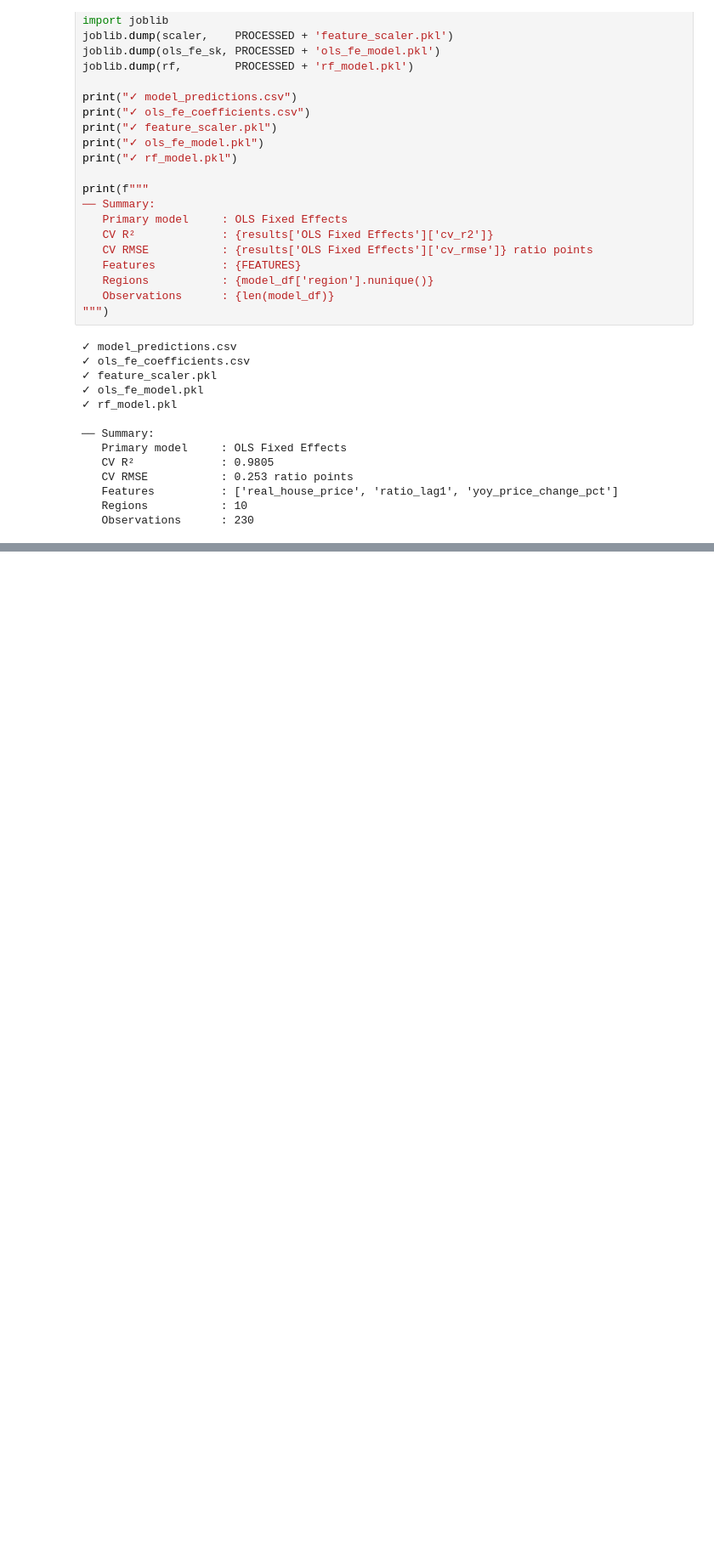
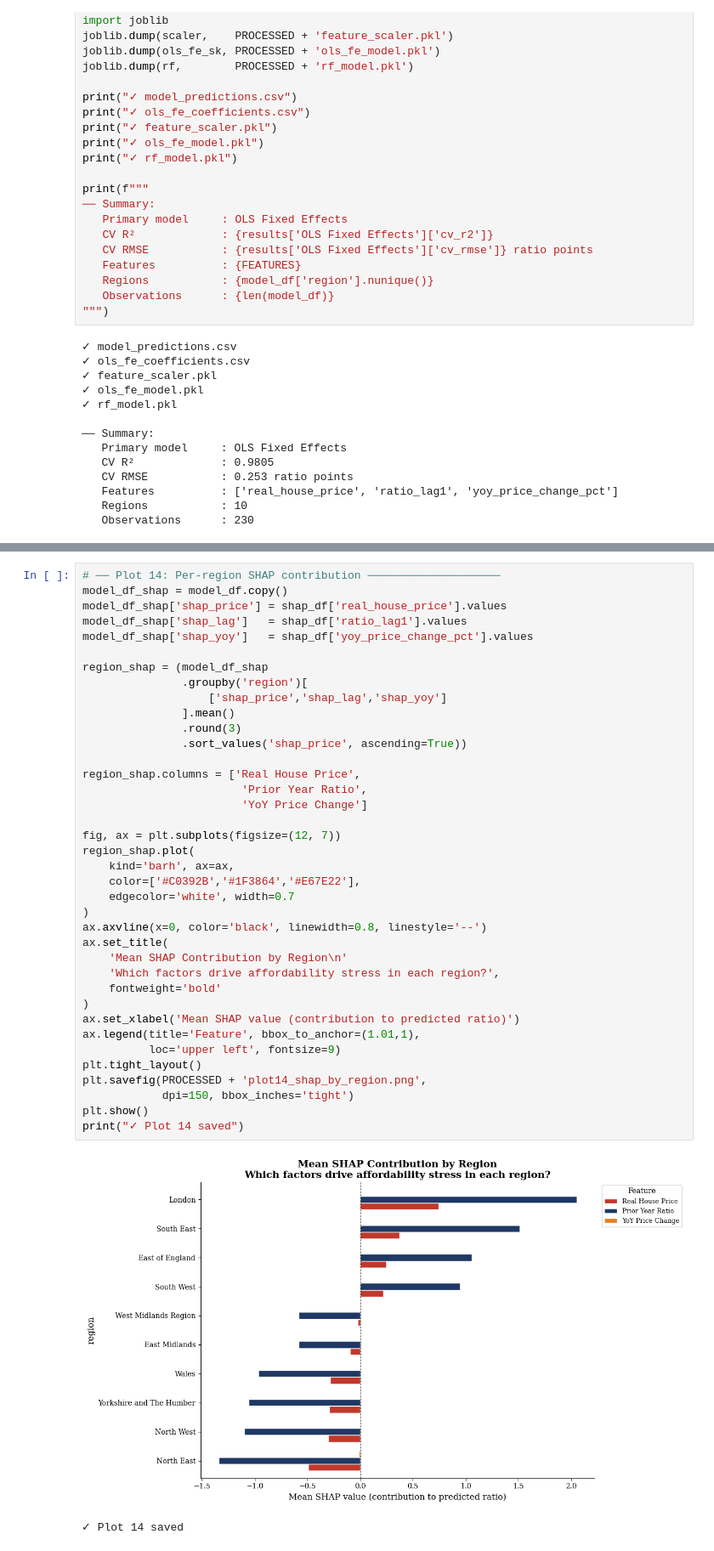
Before and after one commit to koinchsushan/houseAffordabilityDSS, a Jupyter notebook: notebooks/03_models.ipynb, the cells around one changed output, grey strips where cells are left out. Shown at 85% size. Drawn from its saved outputs; the diff is of its cells as text; blank space fills up the shorter version.

```diff
--- a/notebooks/03_models.ipynb
+++ b/notebooks/03_models.ipynb
@@ -587,0 +688,41 @@ print(f"""
+# %%
+# ── Plot 14: Per-region SHAP contribution ────────────────────
+model_df_shap = model_df.copy()
+model_df_shap['shap_price'] = shap_df['real_house_price'].values
+model_df_shap['shap_lag']   = shap_df['ratio_lag1'].values
+model_df_shap['shap_yoy']   = shap_df['yoy_price_change_pct'].values
+
+region_shap = (model_df_shap
+               .groupby('region')[
+                   ['shap_price','shap_lag','shap_yoy']
+               ].mean()
+               .round(3)
+               .sort_values('shap_price', ascending=True))
+
+region_shap.columns = ['Real House Price',
+                        'Prior Year Ratio',
+                        'YoY Price Change']
+
+fig, ax = plt.subplots(figsize=(12, 7))
+region_shap.plot(
+    kind='barh', ax=ax,
+    color=['#C0392B','#1F3864','#E67E22'],
+    edgecolor='white', width=0.7
+)
+ax.axvline(x=0, color='black', linewidth=0.8, linestyle='--')
+ax.set_title(
+    'Mean SHAP Contribution by Region\n'
+    'Which factors drive affordability stress in each region?',
+    fontweight='bold'
+)
+ax.set_xlabel('Mean SHAP value (contribution to predicted ratio)')
+ax.legend(title='Feature', bbox_to_anchor=(1.01,1),
+          loc='upper left', fontsize=9)
+plt.tight_layout()
+plt.savefig(PROCESSED + 'plot14_shap_by_region.png',
+            dpi=150, bbox_inches='tight')
+plt.show()
+print("✓ Plot 14 saved")
+# %% [output]
+[figure, added]
+✓ Plot 14 saved
```
Also changed, not shown: parts of 3 cells of this notebook.
